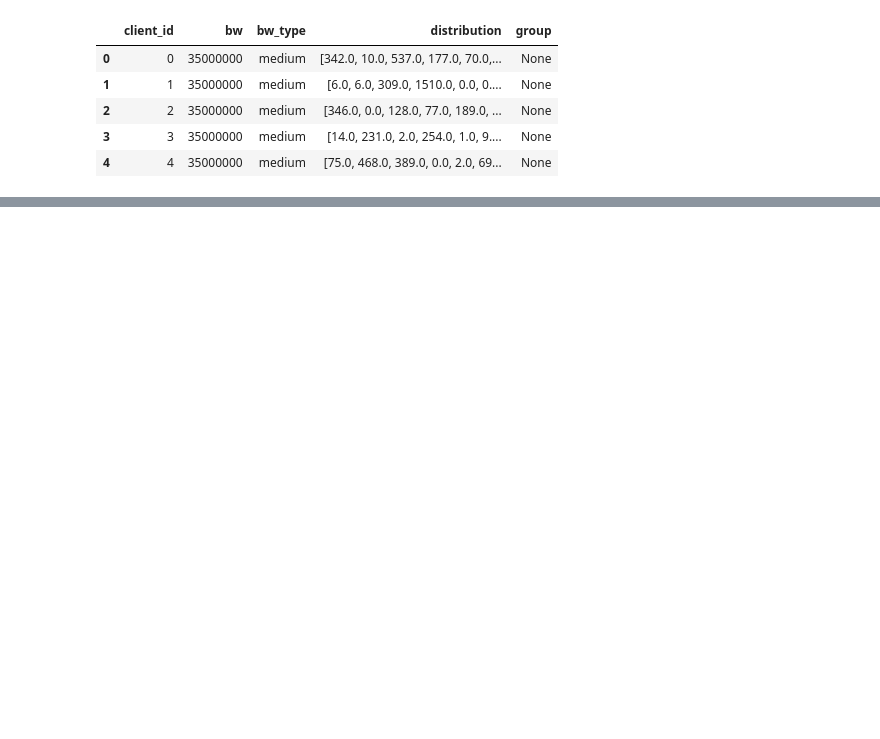
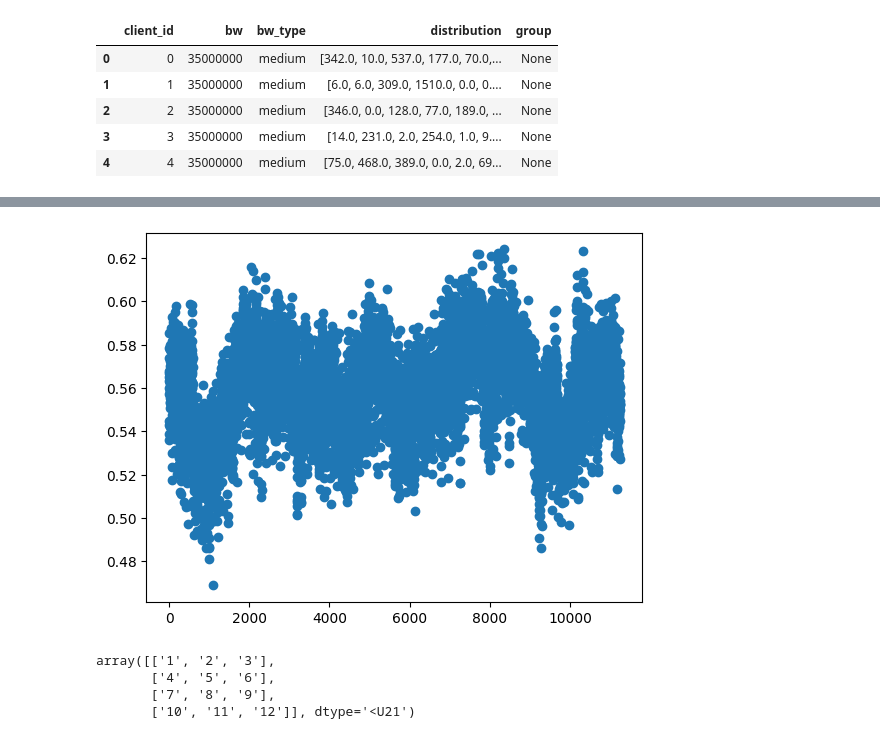
Before and after one commit to GoktugOcal/natadapt-x-flower, a Jupyter notebook: notebooks/grouping.ipynb, the cells around one changed output, grey strips where cells are left out. Saved outputs shown, nothing was run; the diff lists cells and outputs as text; code cells hidden in the pictures; blank space fills up the shorter version.

```diff
--- a/notebooks/grouping.ipynb
+++ b/notebooks/grouping.ipynb
@@ -300,0 +498,21 @@ for iter_no in range(20):
+# %%
+plt.scatter(np.arange(len(emds)),emds)
+plt.show()
+# %% [output]
+[figure, added]
+# %%
+# Initial tuple of tuples
+tuple_of_tuples = ((1, 2, 3), (4, 5, 6), (7, 8, 9))
+
+# Tuple to append
+tuple_to_append = (10, 11, "12")
+
+# Append the tuple to the tuple of tuples
+new_tuple_of_tuples = tuple_of_tuples + (tuple_to_append,)
+
+np.array(new_tuple_of_tuples)
+# %% [output]
+array([['1', '2', '3'],
+       ['4', '5', '6'],
+       ['7', '8', '9'],
+       ['10', '11', '12']], dtype='<U21')
```
Also changed, not shown: parts of 10 cells of this notebook.
